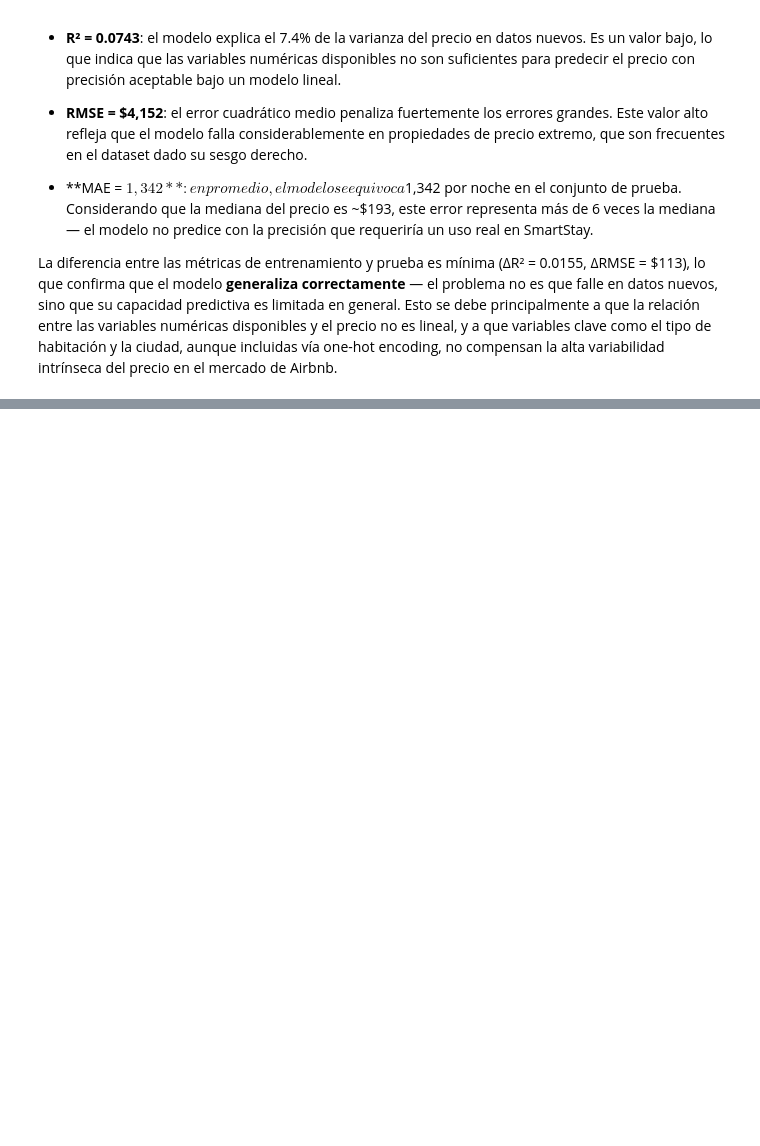
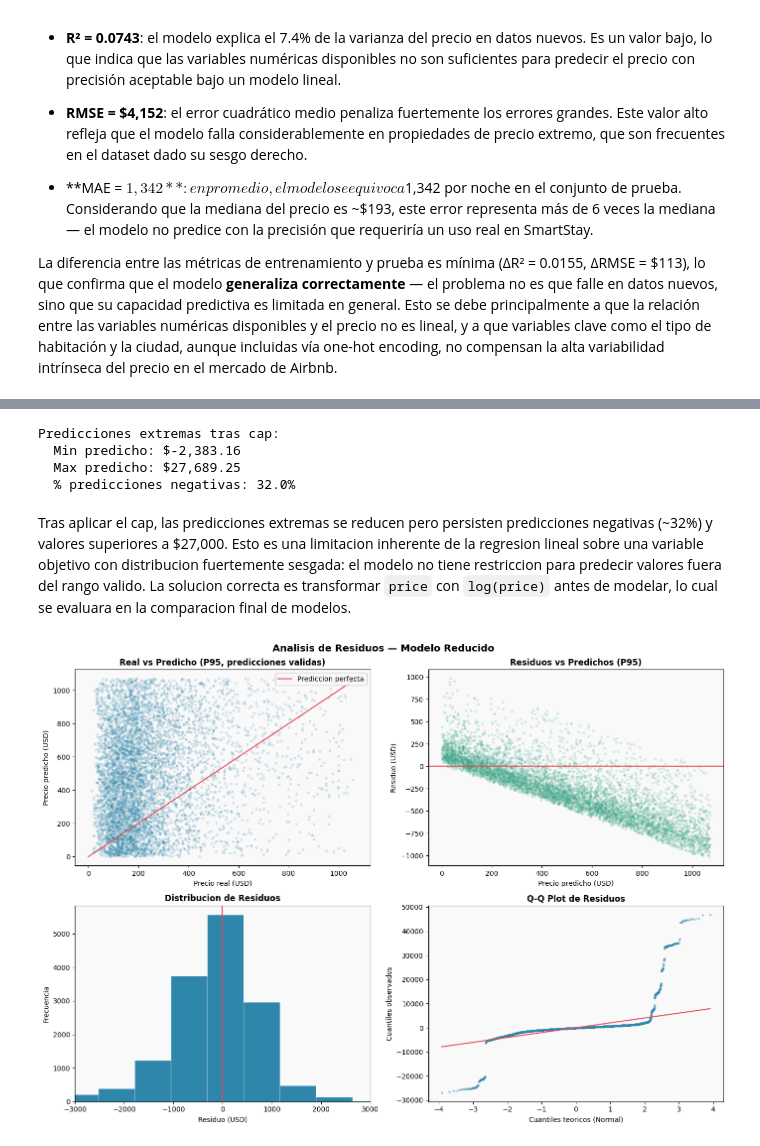
Before and after one commit to fabianpradod/lab3-mineria, a Jupyter notebook: mod/smartStay_regression.ipynb, the cells around one changed output, grey strips where cells are left out. Saved outputs shown, nothing was run; the diff lists cells and outputs as text; code cells hidden in the pictures; blank space fills up the shorter version.

```diff
--- a/mod/smartStay_regression.ipynb
+++ b/mod/smartStay_regression.ipynb
@@ -1020,0 +1150,11 @@ precio en el mercado de Airbnb.
+# %%
+cap_value = X_train['host_total_listings_count'].quantile(0.95)
+
+X_train['host_total_listings_count'] = X_train['host_total_listings_count'].clip(upper=cap_value)
+X_test['host_total_listings_count']  = X_test['host_total_listings_count'].clip(upper=cap_value)
+
+print(f"Cap aplicado en: {cap_value:.0f} listings")
+print(f"\nhost_total_listings_count tras cap (test):")
+print(X_test['host_total_listings_count'].describe().round(2))
+
+results_reduced = run_regression(reduced_vars, X_train, X_test, y_train, y_test)
@@ -1020,0 +1178,62 @@ precio en el mercado de Airbnb.
+# %%
+print(f"Predicciones extremas tras cap:")
+print(f"  Min predicho: ${results_reduced['y_pred_test'].min():,.2f}")
+print(f"  Max predicho: ${results_reduced['y_pred_test'].max():,.2f}")
+print(f"  % predicciones negativas: {(results_reduced['y_pred_test'] < 0).mean()*100:.1f}%")
+# %% [output]
+Predicciones extremas tras cap:
+  Min predicho: $-2,383.16
+  Max predicho: $27,689.25
+  % predicciones negativas: 32.0%
+# %% [markdown]
+Tras aplicar el cap, las predicciones extremas se reducen pero persisten predicciones negativas
+(~32%) y valores superiores a $27,000. Esto es una limitacion inherente de la regresion lineal
+sobre una variable objetivo con distribucion fuertemente sesgada: el modelo no tiene restriccion
+para predecir valores fuera del rango valido. La solucion correcta es transformar `price` con
+`log(price)` antes de modelar, lo cual se evaluara en la comparacion final de modelos.
+# %%
+y_pred_test_red  = results_reduced['y_pred_test']
+y_pred_train_red = results_reduced['y_pred_train']
+residuals_red    = y_test.values - y_pred_test_red
+
+p95_price = y_test.quantile(0.95)
+mask_plot = (y_test.values <= p95_price) & (y_pred_test_red >= 0) & (y_pred_test_red <= p95_price)
+
+fig, axes = plt.subplots(2, 2, figsize=(14, 10))
+
+axes[0,0].scatter(y_test.values[mask_plot], y_pred_test_red[mask_plot],
+                  alpha=0.15, s=8, color='#2E86AB')
+axes[0,0].plot([0, p95_price], [0, p95_price], color='#E84855', linewidth=1.5, label='Prediccion perfecta')
+axes[0,0].set_title('Real vs Predicho (P95, predicciones validas)', fontweight='bold')
+axes[0,0].set_xlabel('Precio real (USD)')
+axes[0,0].set_ylabel('Precio predicho (USD)')
+axes[0,0].legend()
+
+axes[0,1].scatter(y_pred_test_red[mask_plot], residuals_red[mask_plot],
+                  alpha=0.15, s=8, color='#43AA8B')
+axes[0,1].axhline(0, color='#E84855', linewidth=1.5)
+axes[0,1].set_title('Residuos vs Predichos (P95)', fontweight='bold')
+axes[0,1].set_xlabel('Precio predicho (USD)')
+axes[0,1].set_ylabel('Residuo (USD)')
+
+axes[1,0].hist(residuals_red, bins=100, color='#2E86AB', edgecolor='white', linewidth=0.3)
+axes[1,0].axvline(0, color='#E84855', linewidth=1.5)
+axes[1,0].set_xlim(-3000, 3000)
+axes[1,0].set_title('Distribucion de Residuos', fontweight='bold')
+axes[1,0].set_xlabel('Residuo (USD)')
+axes[1,0].set_ylabel('Frecuencia')
+
+(osm, osr), (slope, intercept, r) = stats.probplot(residuals_red, dist='norm')
+axes[1,1].scatter(osm, osr, alpha=0.3, s=6, color='#2E86AB')
+axes[1,1].plot(osm, slope * np.array(osm) + intercept, color='#E84855', linewidth=1.5)
+axes[1,1].set_title('Q-Q Plot de Residuos', fontweight='bold')
+axes[1,1].set_xlabel('Cuantiles teoricos (Normal)')
+axes[1,1].set_ylabel('Cuantiles observados')
+
+for ax in axes.flatten():
+    ax.grid(False)
+plt.suptitle('Analisis de Residuos — Modelo Reducido', fontsize=14, fontweight='bold')
+plt.tight_layout()
+plt.show()
+# %% [output]
+[figure, added]
```
Also changed, not shown: parts of 18 cells of this notebook.
